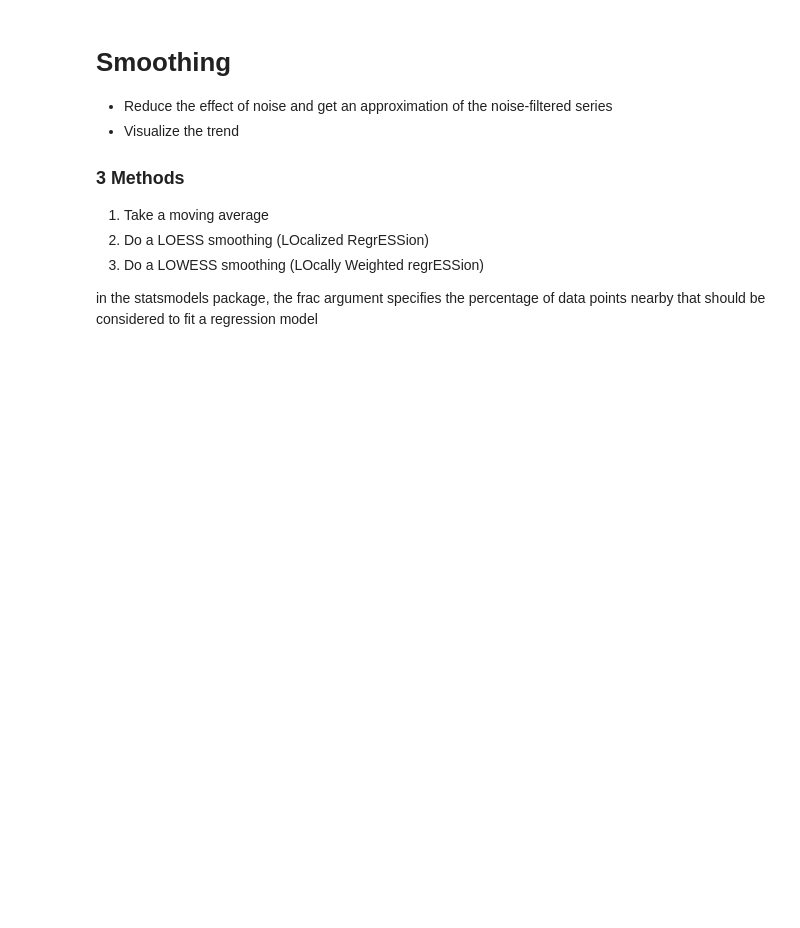
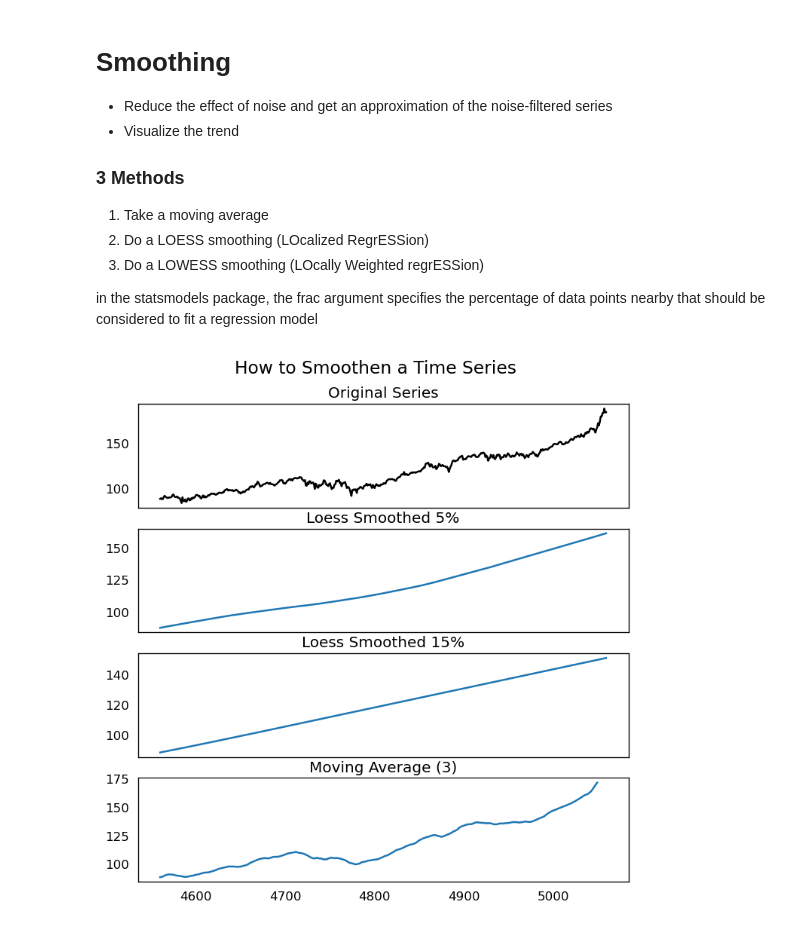
Before and after one commit to dylanrosser/ML, a Jupyter notebook: ARIMA.ipynb, the cells around one changed output. Drawn from its saved outputs; the diff is of its cells as text; code cells hidden in the pictures; blank space fills up the shorter version.

```diff
--- a/ARIMA.ipynb
+++ b/ARIMA.ipynb
@@ -467,3 +467,23 @@ inf
 3. Do a LOWESS smoothing (LOcally Weighted regrESSion)
 
 in the statsmodels package, the frac argument specifies the percentage of data points nearby that should be considered to fit a regression model
+# %%
+plt.rcParams.update({'xtick.bottom' : False, 'axes.titlepad':5})
+
+# Moving Average
+df_ma = df['Adj Close'].rolling(21, center=True).mean()
+
+# Loess Smoothing (5% and 15%)
+df_loess_5 = pd.DataFrame(lowess(df['Adj Close'], np.arange(len(df['Adj Close'])), frac=0.05)[:, 1], index=df.index, columns=['Adj Close'])
+df_loess_15 = pd.DataFrame(lowess(df['Adj Close'], np.arange(len(df['Adj Close'])), frac=0.15)[:, 1], index=df.index, columns=['Adj Close'])
+
+
+fig, axes = plt.subplots(4,1, figsize=(7, 7), sharex=True, dpi=120)
+df['Adj Close'].tail(500).plot(ax=axes[0], color='k', title='Original Series')
+df_loess_5['Adj Close'].tail(500).plot(ax=axes[1], title='Loess Smoothed 5%')
+df_loess_15['Adj Close'].tail(500).plot(ax=axes[2], title='Loess Smoothed 15%')
+df_ma.tail(500).plot(ax=axes[3], title='Moving Average (3)')
+fig.suptitle('How to Smoothen a Time Series', y=0.95, fontsize=14)
+plt.show()
+# %% [output]
+[figure, added]
```
Also changed, not shown: parts of 28 cells of this notebook, 3 other files.
